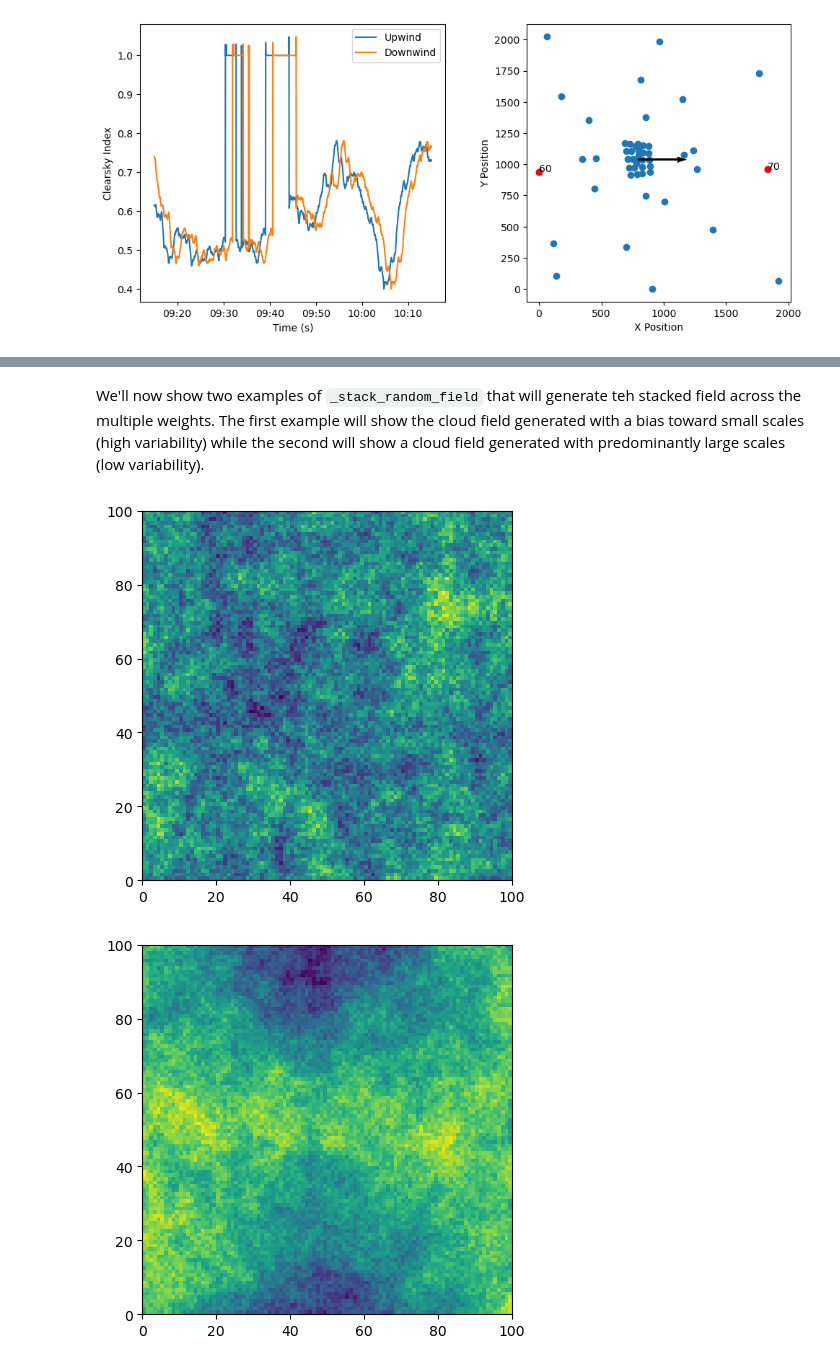
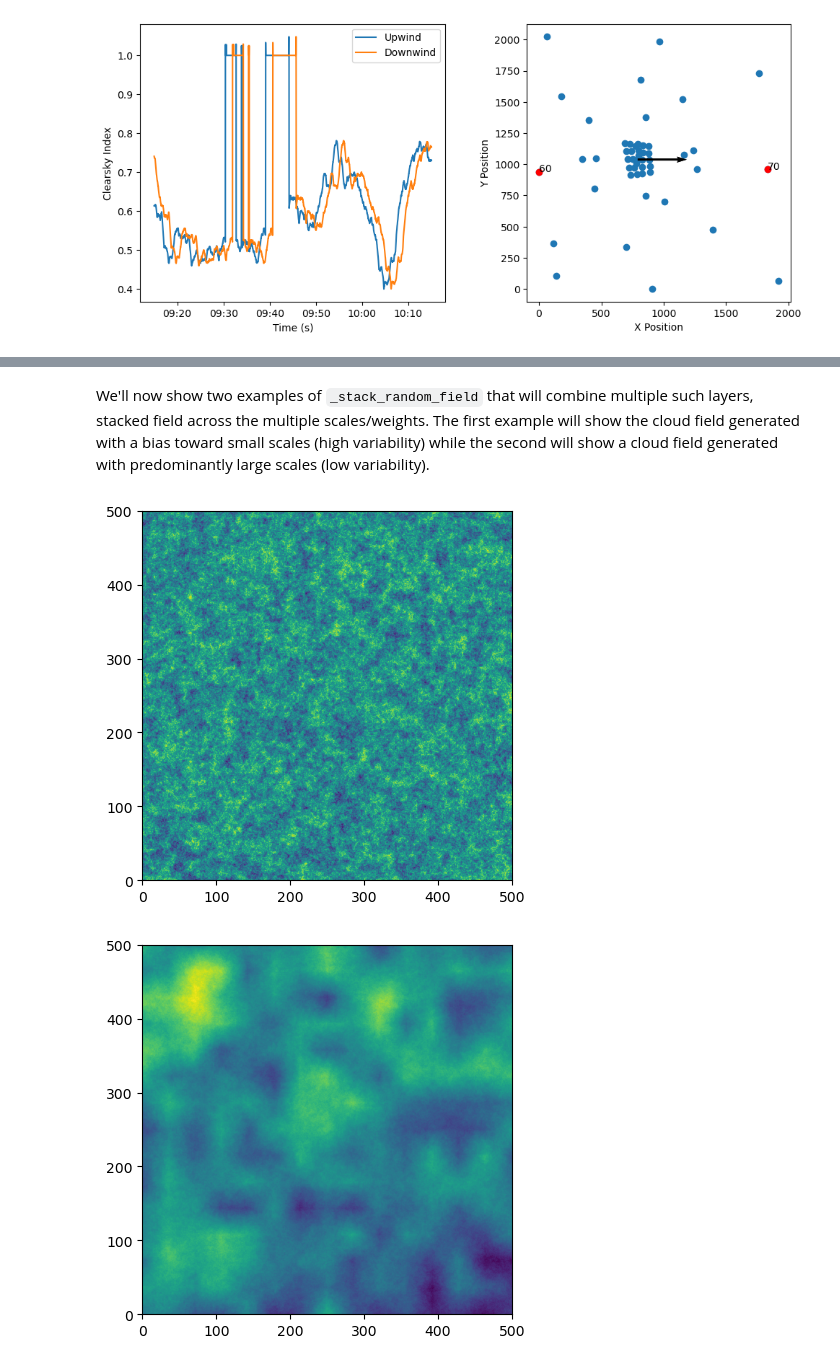
Before and after one commit to jranalli/solarspatialtools, a Jupyter notebook: demos/synthetic_clouds_demo.ipynb, the cells around one changed output, grey strips where cells are left out. Drawn from its saved outputs; the diff is of its cells as text; code cells hidden in the pictures.

```diff
--- a/demos/synthetic_clouds_demo.ipynb
+++ b/demos/synthetic_clouds_demo.ipynb
@@ -201,13 +221,14 @@ layer, interp_layer = _random_at_scale((40, 40), (100, 100), plot=True)
 # %% [markdown]
-We'll now show two examples of `_stack_random_field` that will generate teh stacked field across the multiple weights. The first example will show the cloud field generated with a bias toward small scales (high variability) while the second will show a cloud field generated with predominantly large scales (low variability).
+We'll now show two examples of `_stack_random_field` that will combine multiple such layers, stacked field across the multiple scales/weights. The first example will show the cloud field generated with a bias toward small scales (high variability) while the second will show a cloud field generated with predominantly large scales (low variability).
 # %%
-internal_size = (100, 100)
-weights = np.array([1, 1, 1, 1, 1, 0.1, 0.1, 0.1, 0.1, 0.1])
+internal_size = (500, 500)
+fine_weights = np.array([1, 1, 1, 1, 1, 0.1, 0.1, 0.1, 0.1, 0.1])
+coarse_weights = np.flipud(fine_weights)
 scales = np.array([1, 2, 3, 4, 5, 6, 7, 8, 9, 10])
 
-internal_cfield = _stack_random_field(weights, scales, internal_size, plot=True)
-internal_cfield = _stack_random_field(np.flipud(weights), scales, internal_size, plot=True)
+internal_cfield = _stack_random_field(fine_weights, scales, internal_size, plot=True)
+internal_cfield = _stack_random_field(coarse_weights, scales, internal_size, plot=True)
 # %% [output]
-[figure, old version]
+[figure, new version]
-[figure, old version]
+[figure, new version]
 # %% [markdown]
```
Also changed, not shown: parts of 21 cells of this notebook, 3 other files.
